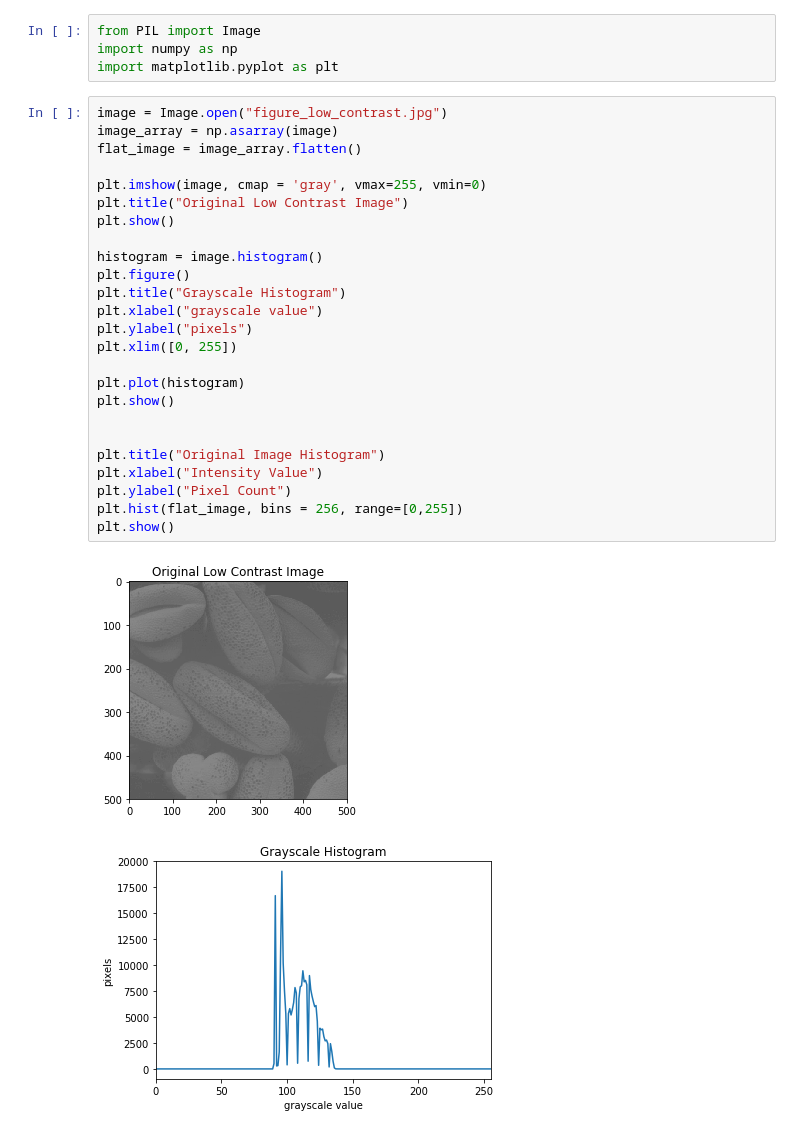
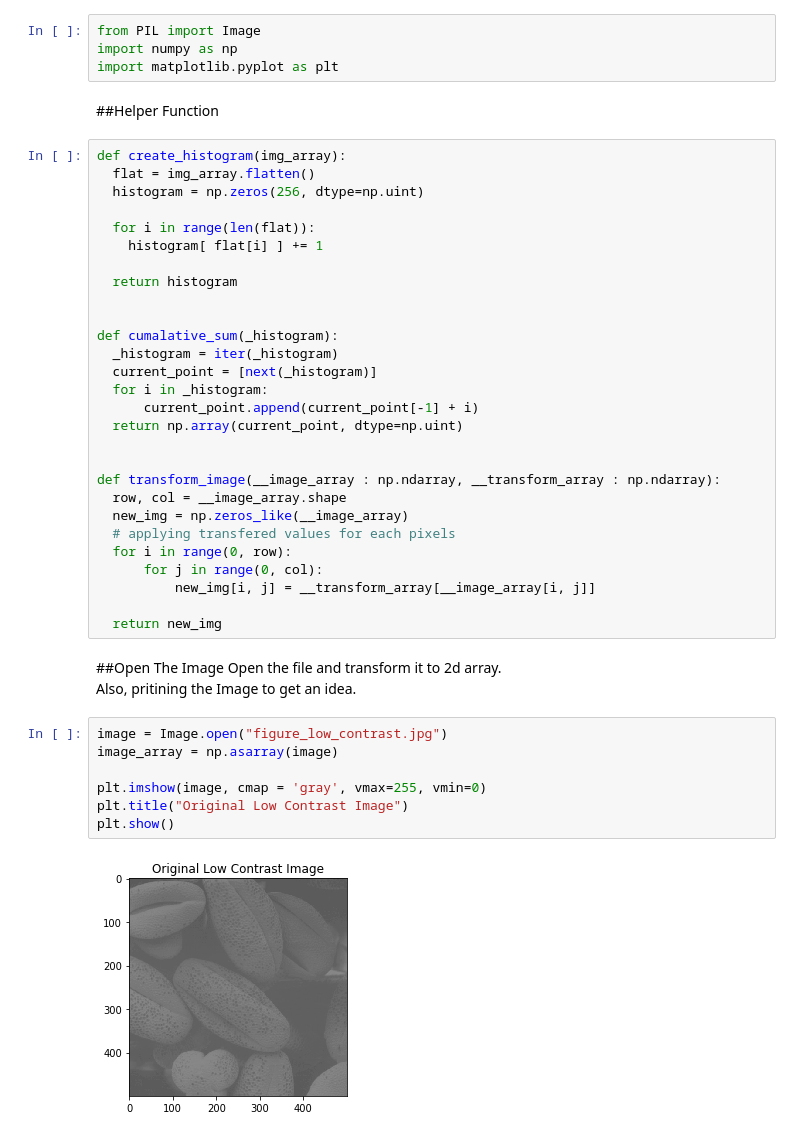
Before and after one commit to Adyel/Digital-Image-Processing, a Jupyter notebook: [CSE428]_Histogram_Equalization.ipynb, the cells around one changed output. Cells and saved outputs as stored; diff of their text form.

```diff
--- a/[CSE428]_Histogram_Equalization.ipynb
+++ b/[CSE428]_Histogram_Equalization.ipynb
@@ -4,31 +26,46 @@
 from PIL import Image
 import numpy as np
 import matplotlib.pyplot as plt
+# %% [markdown]
+##Helper Function
+# %%
+def create_histogram(img_array):
+  flat = img_array.flatten()
+  histogram = np.zeros(256, dtype=np.uint)
+
+  for i in range(len(flat)):
+    histogram[ flat[i] ] += 1
+
+  return histogram
+
+
+def cumalative_sum(_histogram):
+  _histogram = iter(_histogram)
+  current_point = [next(_histogram)]
+  for i in _histogram:
+      current_point.append(current_point[-1] + i)
+  return np.array(current_point, dtype=np.uint)
+
+
+def transform_image(__image_array : np.ndarray, __transform_array : np.ndarray):
+  row, col = __image_array.shape
+  new_img = np.zeros_like(__image_array)
+  # applying transfered values for each pixels
+  for i in range(0, row):
+	  for j in range(0, col):
+		  new_img[i, j] = __transform_array[__image_array[i, j]]
+
+  return new_img
+# %% [markdown]
+##Open The Image
+Open the file and transform it to 2d array.
+Also, pritining the Image to get an idea.
 # %%
 image = Image.open("figure_low_contrast.jpg")
 image_array = np.asarray(image)
-flat_image = image_array.flatten()
 
 plt.imshow(image, cmap = 'gray', vmax=255, vmin=0)
 plt.title("Original Low Contrast Image")
 plt.show()
-
-histogram = image.histogram()
-plt.figure()
-plt.title("Grayscale Histogram")
-plt.xlabel("grayscale value")
-plt.ylabel("pixels")
-plt.xlim([0, 255])
-
-plt.plot(histogram)
-plt.show()
-
-
-plt.title("Original Image Histogram")
-plt.xlabel("Intensity Value")
-plt.ylabel("Pixel Count")
-plt.hist(flat_image, bins = 256, range=[0,255])
-plt.show()
 # %% [output]
-[figure, old version]
+[figure, new version]
-[figure, removed]
```
Also changed, not shown: parts of 27 cells of this notebook.
